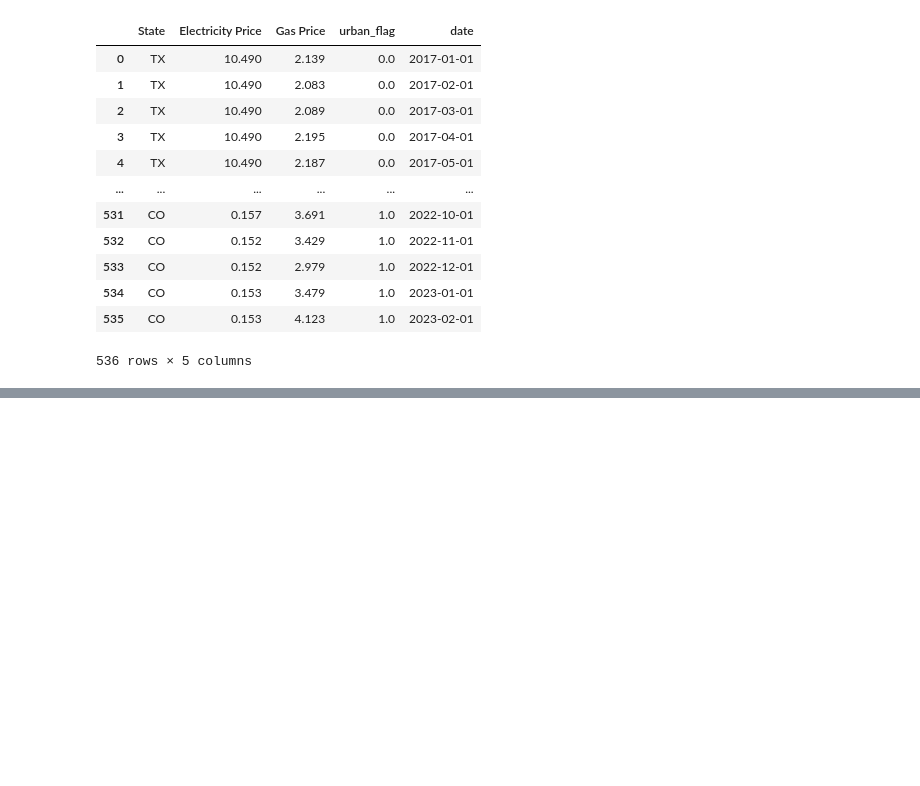
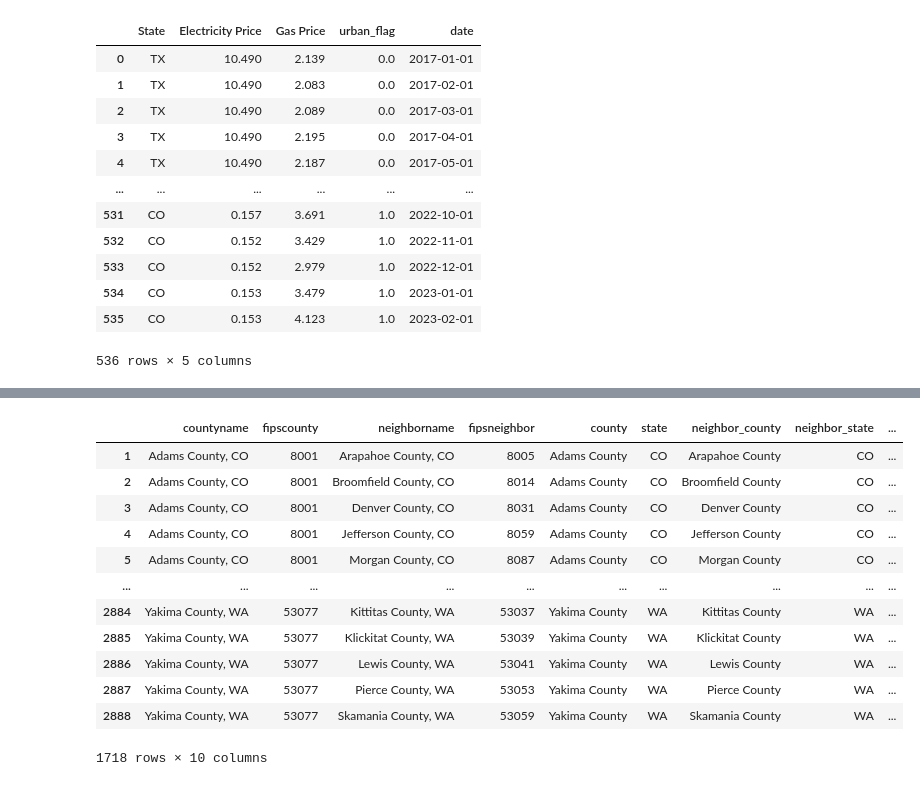
Before and after one commit to shakesy94/ev_adoption_ml, a Jupyter notebook: Preprocessing and Featurization.ipynb, the cells around one changed output, grey strips where cells are left out. Cells and saved outputs as stored; diff of their text form; code cells hidden in the pictures; blank space fills up the shorter version.

```diff
--- a/Preprocessing and Featurization.ipynb
+++ b/Preprocessing and Featurization.ipynb
@@ -498,0 +489,5 @@ df[predict_label].to_csv('./Data/df_y_county.csv', index = False)
+# %%
+merged_df = pd.merge(df_phev, df_bev[['Registration Date', 'fips', 'Vehicle Count']], on=['Registration Date','fips'])
+merged_df.drop('PHEV', axis=1, inplace=True)
+merged_df = merged_df.rename(columns={'Vehicle Count_x': 'PHEV', 'Vehicle Count_y': 'BEV'})
+merged_df
@@ -498,0 +508,4 @@ df[predict_label].to_csv('./Data/df_y_county.csv', index = False)
+# %%
+df = pd.concat([merged_df, df1_unmatched, df2_unmatched], axis=0)
+df.to_csv('./Data/df_all_features_county.csv', index = False)
+df
@@ -498,0 +528,4 @@ df[predict_label].to_csv('./Data/df_y_county.csv', index = False)
+# %%
+month = '2021-04-01'
+df_m = df[df['Registration Date'] == month]
+df_m
@@ -498,0 +626,22 @@ df[predict_label].to_csv('./Data/df_y_county.csv', index = False)
+# %%
+# extract only the adjacency in our month's graph
+fips_list = df_m['fips'].to_list()
+df_e = df_a[df_a['fipscounty'].isin(fips_list)]
+
+# drop rows where the fipscounty = fipsneighbor, i.e. distance to itself is 0
+df_e = df_e[df_e['distance_(mi)'] != 0]
+df_e
+# %% [output]
+|  | countyname | fipscounty | neighborname | fipsneighbor | county | state | neighbor_county | neighbor_state | ... |
+| 1 | Adams County, CO | 8001 | Arapahoe County, CO | 8005 | Adams County | CO | Arapahoe County | CO | ... |
+| 2 | Adams County, CO | 8001 | Broomfield County, CO | 8014 | Adams County | CO | Broomfield County | CO | ... |
+| 3 | Adams County, CO | 8001 | Denver County, CO | 8031 | Adams County | CO | Denver County | CO | ... |
+| 4 | Adams County, CO | 8001 | Jefferson County, CO | 8059 | Adams County | CO | Jefferson County | CO | ... |
+| 5 | Adams County, CO | 8001 | Morgan County, CO | 8087 | Adams County | CO | Morgan County | CO | ... |
+| ... | ... | ... | ... | ... | ... | ... | ... | ... | ... |
+| 2884 | Yakima County, WA | 53077 | Kittitas County, WA | 53037 | Yakima County | WA | Kittitas County | WA | ... |
+| 2885 | Yakima County, WA | 53077 | Klickitat County, WA | 53039 | Yakima County | WA | Klickitat County | WA | ... |
+| 2886 | Yakima County, WA | 53077 | Lewis County, WA | 53041 | Yakima County | WA | Lewis County | WA | ... |
+| 2887 | Yakima County, WA | 53077 | Pierce County, WA | 53053 | Yakima County | WA | Pierce County | WA | ... |
+| 2888 | Yakima County, WA | 53077 | Skamania County, WA | 53059 | Yakima County | WA | Skamania County | WA | ... |
+1718 rows × 10 columns
```
Also changed, not shown: parts of 45 cells of this notebook, 5 other files.
